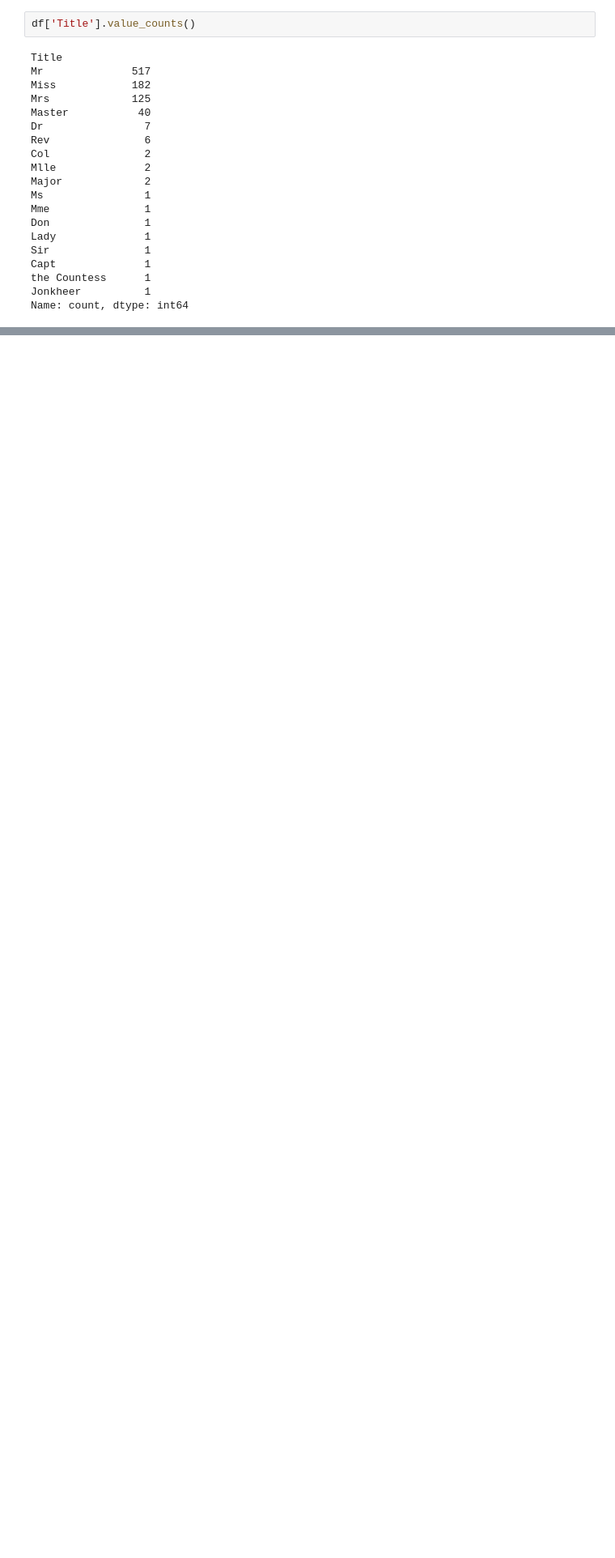
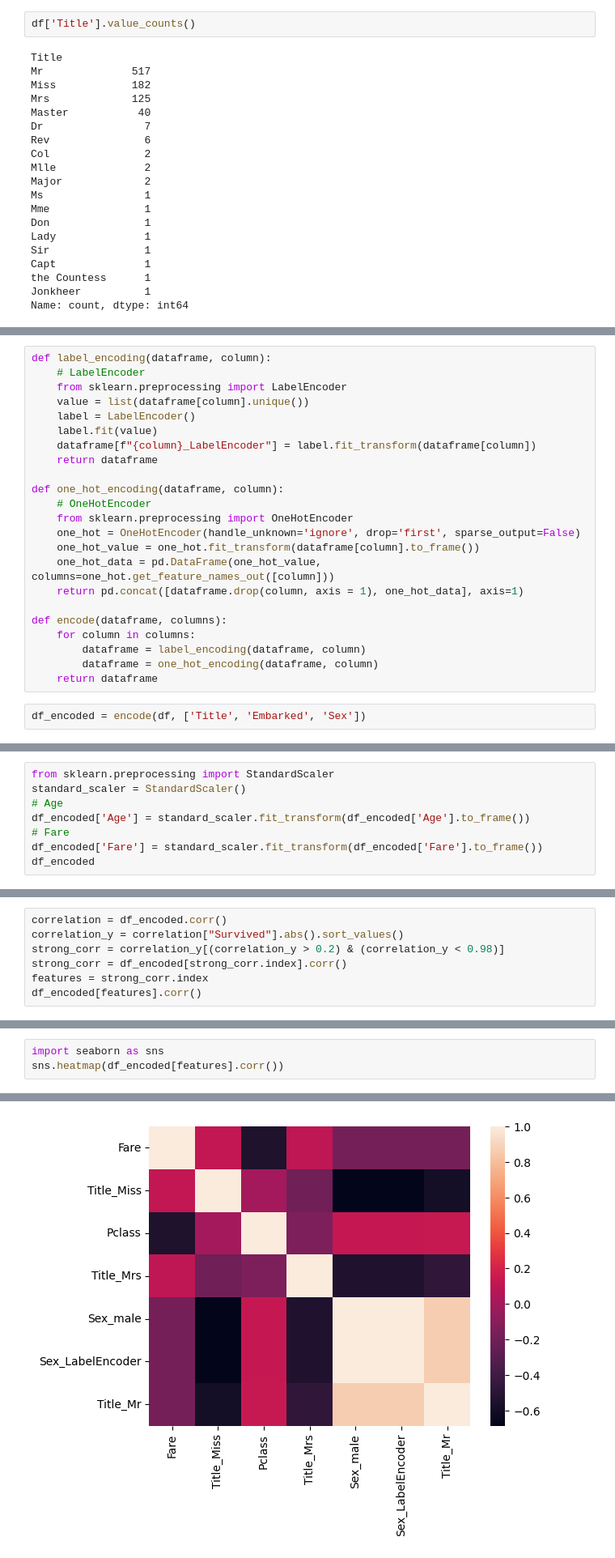
Before and after one commit to maheryfit/ML_ITU_1, a Jupyter notebook: TP_2/DecisionTreeAndRandomForest.ipynb, the cells around one changed output, grey strips where cells are left out. Shown: that part at 81% size. Saved outputs shown, nothing was run; the diff lists cells and outputs as text; blank space fills up the shorter version.

```diff
--- a/TP_2/DecisionTreeAndRandomForest.ipynb
+++ b/TP_2/DecisionTreeAndRandomForest.ipynb
@@ -178,0 +183,25 @@ Name: count, dtype: int64
+# %%
+def label_encoding(dataframe, column):
+    # LabelEncoder
+    from sklearn.preprocessing import LabelEncoder
+    value = list(dataframe[column].unique())
+    label = LabelEncoder()
+    label.fit(value)
+    dataframe[f"{column}_LabelEncoder"] = label.fit_transform(dataframe[column])
+    return dataframe
+
+def one_hot_encoding(dataframe, column):
+    # OneHotEncoder
+    from sklearn.preprocessing import OneHotEncoder
+    one_hot = OneHotEncoder(handle_unknown='ignore', drop='first', sparse_output=False)
+    one_hot_value = one_hot.fit_transform(dataframe[column].to_frame())
+    one_hot_data = pd.DataFrame(one_hot_value, columns=one_hot.get_feature_names_out([column]))
+    return pd.concat([dataframe.drop(column, axis = 1), one_hot_data], axis=1)
+
+def encode(dataframe, columns):
+    for column in columns:
+        dataframe = label_encoding(dataframe, column)
+        dataframe = one_hot_encoding(dataframe, column)
+    return dataframe
+# %%
+df_encoded = encode(df, ['Title', 'Embarked', 'Sex'])
@@ -178,0 +226,8 @@ Name: count, dtype: int64
+# %%
+from sklearn.preprocessing import StandardScaler
+standard_scaler = StandardScaler()
+# Age
+df_encoded['Age'] = standard_scaler.fit_transform(df_encoded['Age'].to_frame())
+# Fare
+df_encoded['Fare'] = standard_scaler.fit_transform(df_encoded['Fare'].to_frame())
+df_encoded
@@ -178,0 +257,7 @@ Name: count, dtype: int64
+# %%
+correlation = df_encoded.corr()
+correlation_y = correlation["Survived"].abs().sort_values()
+strong_corr = correlation_y[(correlation_y > 0.2) & (correlation_y < 0.98)]
+strong_corr = df_encoded[strong_corr.index].corr()
+features = strong_corr.index
+df_encoded[features].corr()
@@ -178,0 +273,4 @@ Name: count, dtype: int64
+# %%
+import seaborn as sns
+sns.heatmap(df_encoded[features].corr())
+# %% [output]
@@ -178,0 +278 @@ Name: count, dtype: int64
+[figure, added]
```
Also changed, not shown: parts of 10 cells of this notebook, 1 other file.
